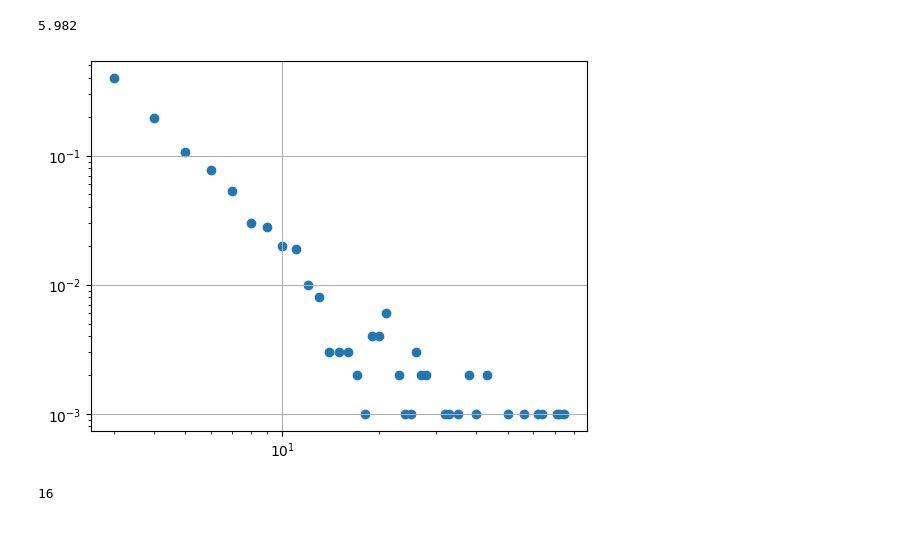
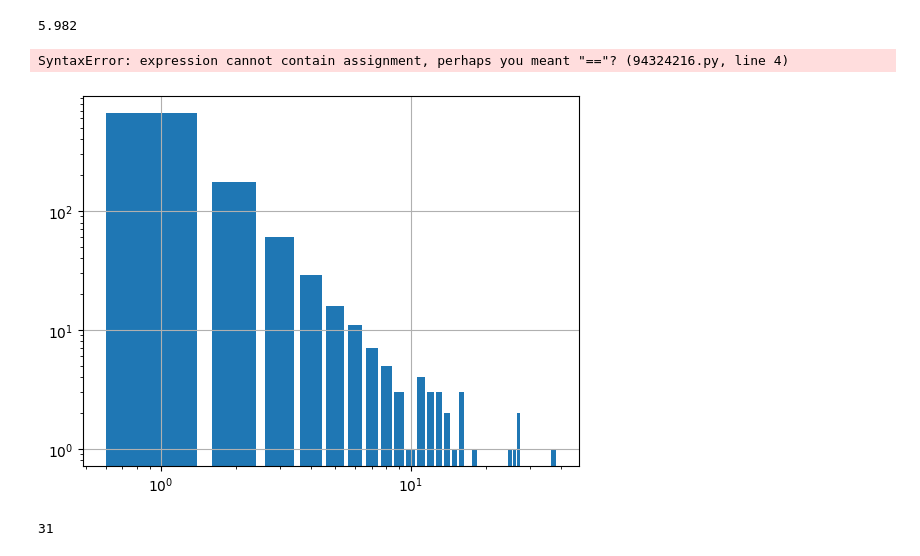
Before and after one commit to Gug-Young/Active_Rotator, a Jupyter notebook: 240109 for multi process with SF network.ipynb, the cells around one changed output. Drawn from its saved outputs; the diff is of its cells as text; code cells hidden in the pictures.

```diff
--- a/240109 for multi process with SF network.ipynb
+++ b/240109 for multi process with SF network.ipynb
@@ -217,12 +217,18 @@ Aij = A.todense()
 degree_sequence = sorted((d for n, d in G.degree()), reverse=True)
 deg,freq = np.unique(degree_sequence, return_counts=True)
 density  = freq/np.sum(freq)
-# plt.bar(*np.unique(degree_sequence, return_counts=True))
+plt.bar(*np.unique(degree_sequence, return_count//s=True))
 plt.scatter(deg,density)
 plt.loglog()
 plt.grid()
 # %% [output]
-[figure, removed]
+SyntaxError: expression cannot contain assignment, perhaps you meant "=="? (94324216.py, line 4)
+# %%
+plt.bar(*np.unique(degree_sequence, return_counts=True))
+plt.loglog()
+plt.grid()
+# %% [output]
+[figure, added]
 # %%
 K = 1
 t_end = 200
@@ -233,12 +239,12 @@ b = 1.51
 th = len(t)//2
 # sol = RKHG(Kuramoto_AR,theta_random,t,D, args=(omega,N,K,mk,Aij,b))
 # %%
-db = 0.1
+db = 0.05
 Ds = np.arange(0,1.5+db/2,db)
 bs = np.arange(0,1.5+db/2,db)
 len(Ds)
 # %% [output]
-16
+31
 # %%
 th = len(t)//2
 D_rij = []
```
Also changed, not shown: parts of 3 cells of this notebook, 6 other files.
